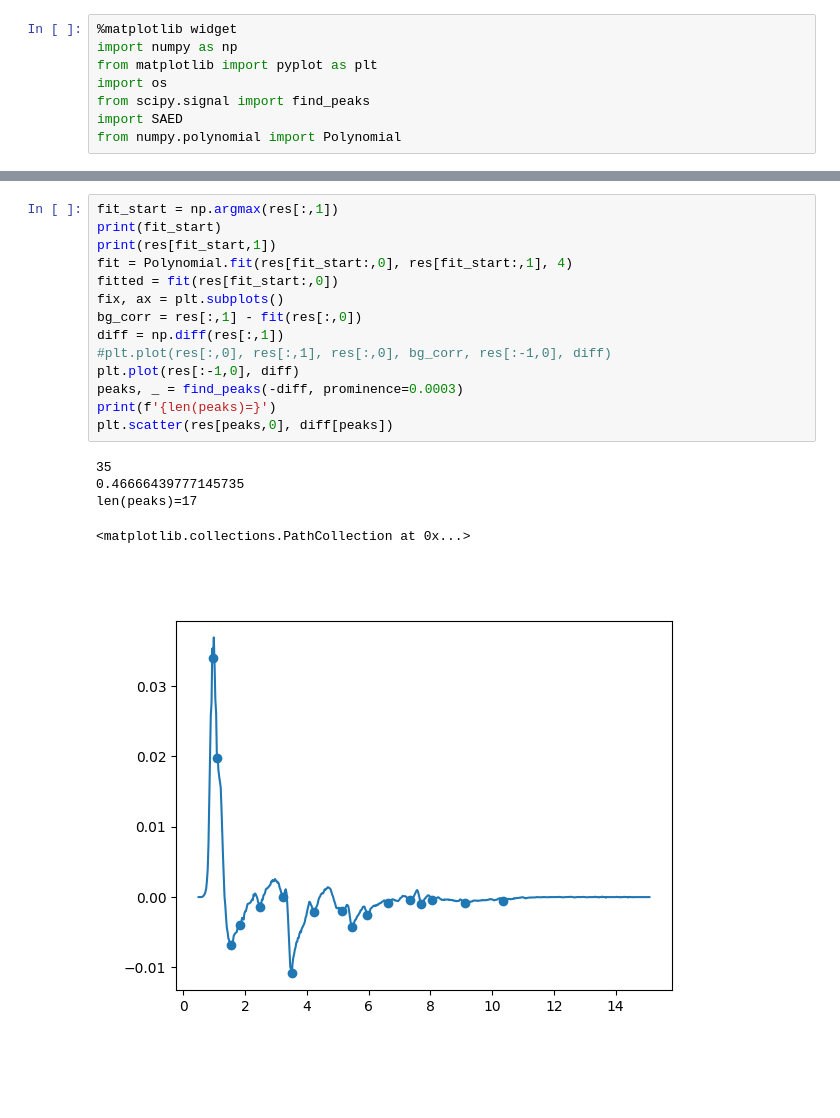
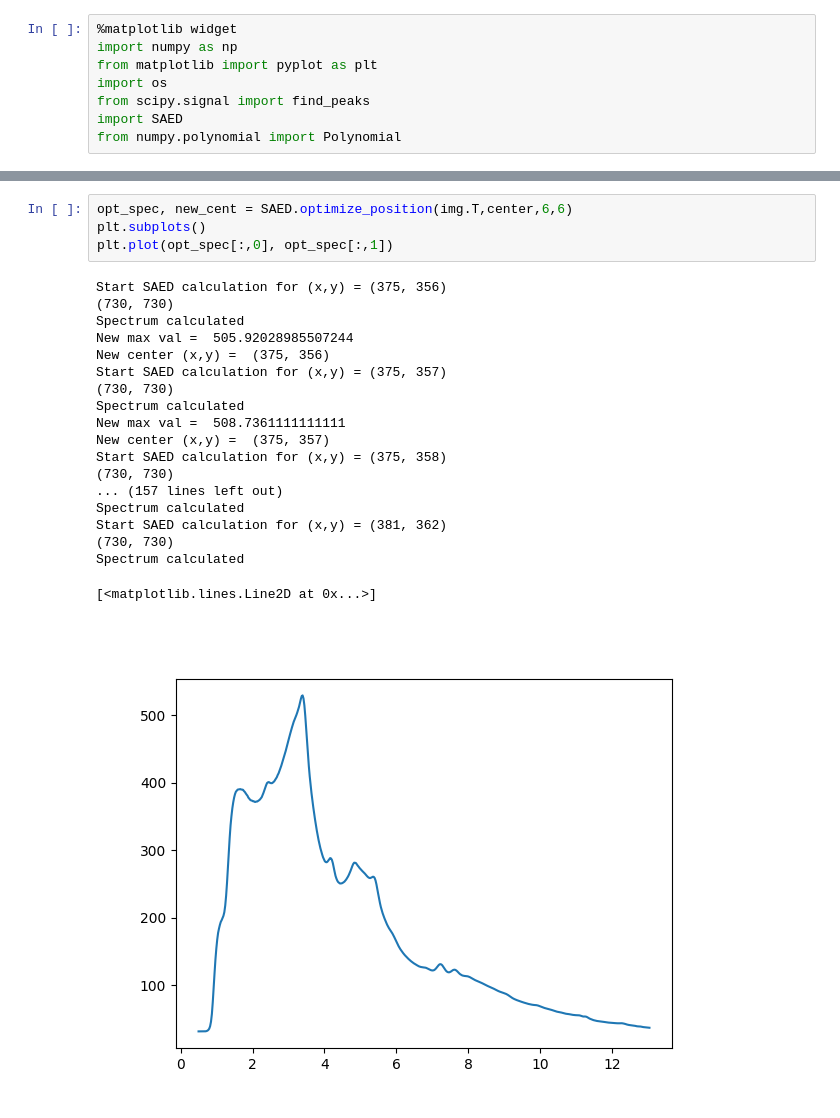
Before and after one commit to Kaldarinz/SAED, a Jupyter notebook: SAED.ipynb, the cells around one changed output, grey strips where cells are left out. Drawn from its saved outputs; the diff is of its cells as text; blank space fills up the shorter version.

```diff
--- a/SAED.ipynb
+++ b/SAED.ipynb
@@ -43,20 +43,24 @@ Spectrum calculated
-# %%
-fit_start = np.argmax(res[:,1])
-print(fit_start)
-print(res[fit_start,1])
-fit = Polynomial.fit(res[fit_start:,0], res[fit_start:,1], 4)
-fitted = fit(res[fit_start:,0])
-fix, ax = plt.subplots()
-bg_corr = res[:,1] - fit(res[:,0])
-diff = np.diff(res[:,1])
-#plt.plot(res[:,0], res[:,1], res[:,0], bg_corr, res[:-1,0], diff)
-plt.plot(res[:-1,0], diff)
-peaks, _ = find_peaks(-diff, prominence=0.0003)
-print(f'{len(peaks)=}')
-plt.scatter(res[peaks,0], diff[peaks])
-# %% [output]
-35
-0.46666439777145735
-len(peaks)=17
-<matplotlib.collections.PathCollection at 0x...>
-[figure, removed]
+# %%
+opt_spec, new_cent = SAED.optimize_position(img.T,center,6,6)
+plt.subplots()
+plt.plot(opt_spec[:,0], opt_spec[:,1])
+# %% [output]
+Start SAED calculation for (x,y) = (375, 356)
+(730, 730)
+Spectrum calculated
+New max val =  505.92028985507244
+New center (x,y) =  (375, 356)
+Start SAED calculation for (x,y) = (375, 357)
+(730, 730)
+Spectrum calculated
+New max val =  508.7361111111111
+New center (x,y) =  (375, 357)
+Start SAED calculation for (x,y) = (375, 358)
+(730, 730)
+... (157 lines left out)
+Spectrum calculated
+Start SAED calculation for (x,y) = (381, 362)
+(730, 730)
+Spectrum calculated
+[<matplotlib.lines.Line2D at 0x...>]
+[figure, added]
```
Also changed, not shown: parts of 6 cells of this notebook, 11 other files.
